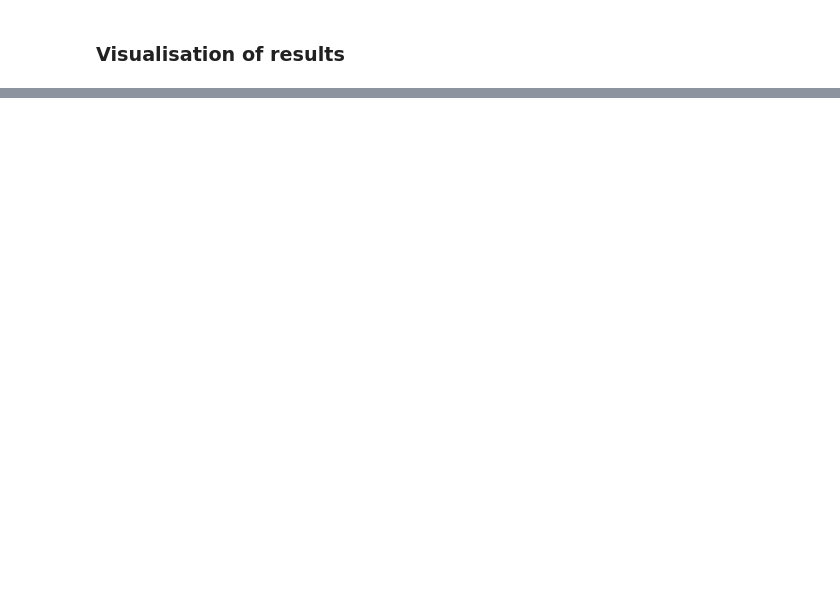
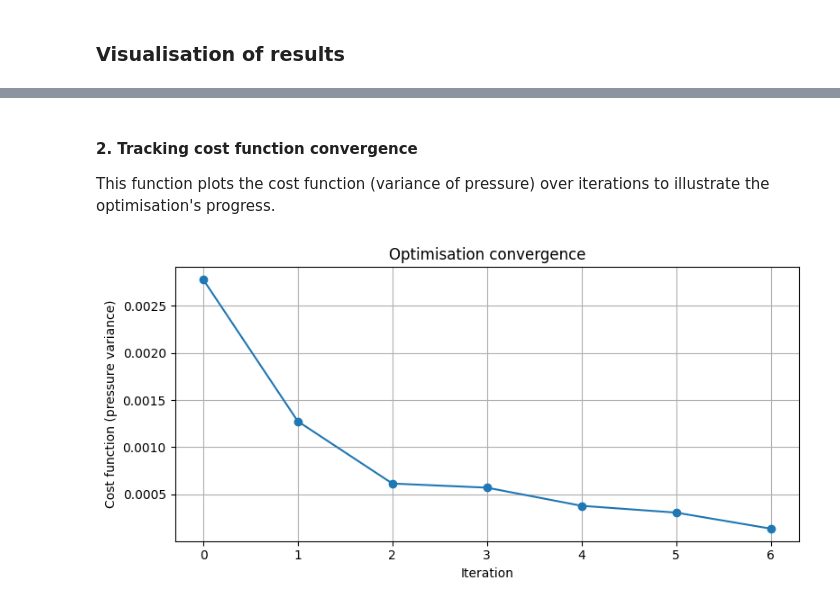
Before and after one commit to david-palma/python-for-engineers, a Jupyter notebook: exercises/pressure_distribution_optimisation/pressure_distribution_optimisation.ipynb, the cells around one changed output, grey strips where cells are left out. Drawn from its saved outputs; the diff is of its cells as text; code cells hidden in the pictures; blank space fills up the shorter version.

```diff
--- a/exercises/pressure_distribution_optimisation/pressure_distribution_optimisation.ipynb
+++ b/exercises/pressure_distribution_optimisation/pressure_distribution_optimisation.ipynb
@@ -463,0 +550,38 @@ plt.show()
+# %% [markdown]
+#### 2. Tracking cost function convergence
+
+This function plots the cost function (variance of pressure) over iterations to illustrate the optimisation's progress.
+# %%
+def plot_cost_function(cost_values):
+    """
+    Plot the cost function reduction over iterations.
+
+    Parameters:
+    cost_values : list or np.ndarray
+        Sequence of cost values recorded during optimisation.
+
+    Returns
+    -------
+    None
+    """
+    # Create figure and axes
+    plt.figure(figsize=(8, 4))
+
+    # Plot the cost function reduction over iterations
+    plt.plot(cost_values, marker="o", linestyle="-")
+
+    # Plot settings
+    plt.xlabel("Iteration")
+    plt.ylabel("Cost function (pressure variance)")
+    plt.title("Optimisation convergence")
+    plt.grid()
+
+    # Adjust layout for better spacing
+    plt.tight_layout()
+    plt.show()
+
+
+# Plot the cost function reduction over iterations
+plot_cost_function(cost_values)
+# %% [output]
+[figure, added]
```
Also changed, not shown: parts of 27 cells of this notebook.
